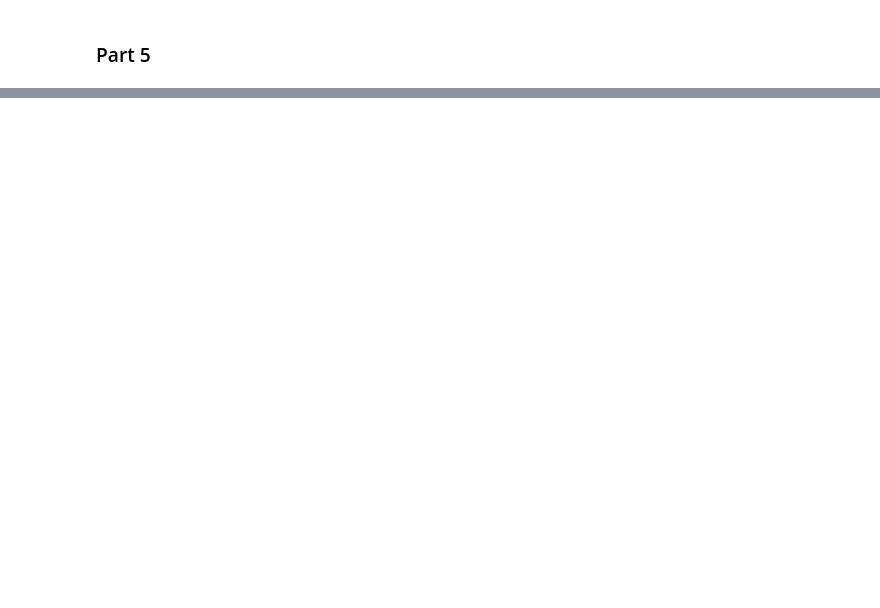
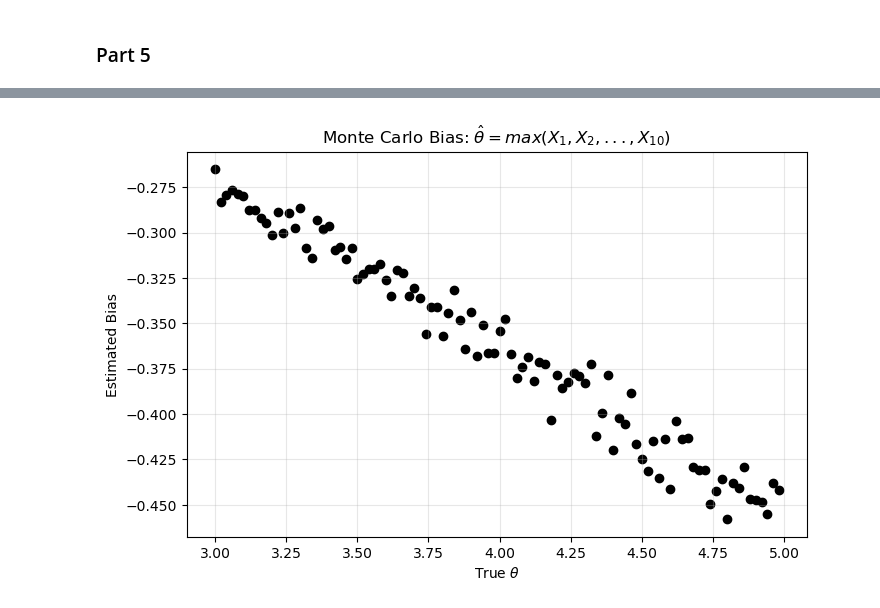
Before and after one commit to Ali-Raisolsadat/Ali-Raisolsadat.github.io, a Jupyter notebook: stat4110-code/chapter3/slide_code/lecture3_lecture_code_python.ipynb, the cells around one changed output, grey strips where cells are left out. Cells and saved outputs as stored; diff of their text form; code cells hidden in the pictures; blank space fills up the shorter version.

```diff
--- a/stat4110-code/chapter3/slide_code/lecture3_lecture_code_python.ipynb
+++ b/stat4110-code/chapter3/slide_code/lecture3_lecture_code_python.ipynb
@@ -199,0 +227,21 @@ Importance Sampling Estimate: 0.450959
+# %%
+# OR
+n, m, J = 1000, 10, 100
+theta = 3 + 2 * np.arange(J) / 100
+bias = np.zeros(J)
+
+for j, t in enumerate(theta):
+    U = np.random.uniform(0, t, size=(n, m))  # matrix of shape (n, m)
+    est = np.max(U, axis=1)                   # max over columns ==> vector of length n
+    bias[j] = np.mean(est) - t                # mean difference
+
+# plot
+plt.figure(figsize=(8, 5))
+plt.scatter(theta, bias, color='black')
+plt.xlabel(r"True $\theta$")
+plt.ylabel("Estimated Bias")
+plt.title("Monte Carlo Bias: $\hat{\\theta} = max(X_{1},X_{2}, ... , X_{10})$")
+plt.grid(True, alpha=0.3)
+plt.show()
+# %% [output]
+[figure, added]
```
Also changed, not shown: parts of 11 cells of this notebook, 7 other files.
